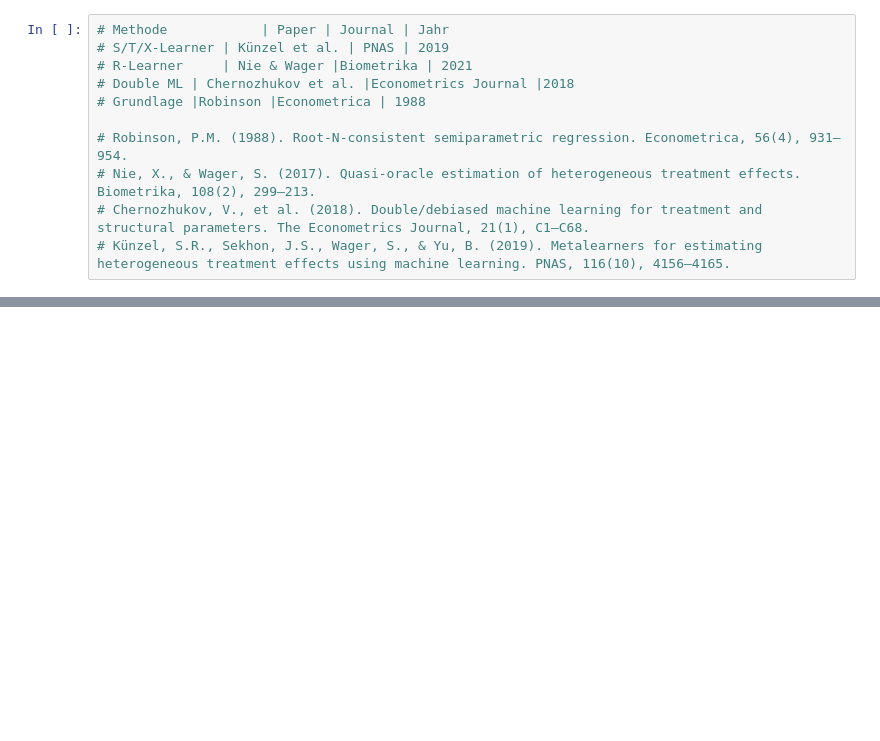
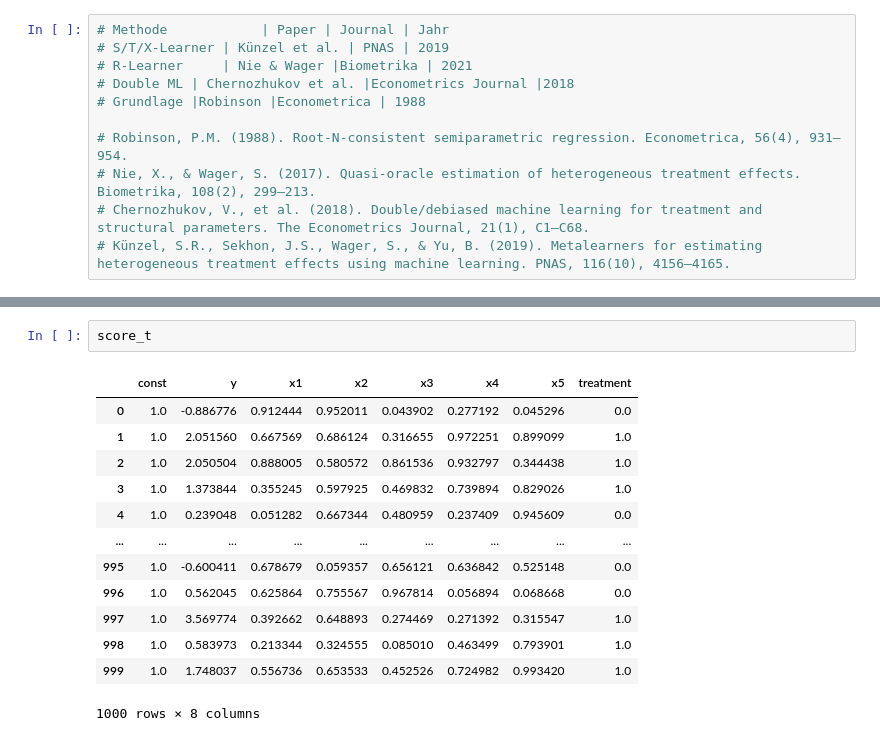
Before and after one commit to katjanieberle/py_causal_modeling, a Jupyter notebook: uplift_modeling.ipynb, the cells around one changed output, grey strips where cells are left out. Cells and saved outputs as stored; diff of their text form; blank space fills up the shorter version.

```diff
--- a/uplift_modeling.ipynb
+++ b/uplift_modeling.ipynb
@@ -589,0 +652,16 @@ print(f"\nATE = {ate:.4f}  (wahrer Wert: 2.0)")
+# %%
+score_t
+# %% [output]
+|  | const | y | x1 | x2 | x3 | x4 | x5 | treatment |
+| 0 | 1.0 | -0.886776 | 0.912444 | 0.952011 | 0.043902 | 0.277192 | 0.045296 | 0.0 |
+| 1 | 1.0 | 2.051560 | 0.667569 | 0.686124 | 0.316655 | 0.972251 | 0.899099 | 1.0 |
+| 2 | 1.0 | 2.050504 | 0.888005 | 0.580572 | 0.861536 | 0.932797 | 0.344438 | 1.0 |
+| 3 | 1.0 | 1.373844 | 0.355245 | 0.597925 | 0.469832 | 0.739894 | 0.829026 | 1.0 |
+| 4 | 1.0 | 0.239048 | 0.051282 | 0.667344 | 0.480959 | 0.237409 | 0.945609 | 0.0 |
+| ... | ... | ... | ... | ... | ... | ... | ... | ... |
+| 995 | 1.0 | -0.600411 | 0.678679 | 0.059357 | 0.656121 | 0.636842 | 0.525148 | 0.0 |
+| 996 | 1.0 | 0.562045 | 0.625864 | 0.755567 | 0.967814 | 0.056894 | 0.068668 | 0.0 |
+| 997 | 1.0 | 3.569774 | 0.392662 | 0.648893 | 0.274469 | 0.271392 | 0.315547 | 1.0 |
+| 998 | 1.0 | 0.583973 | 0.213344 | 0.324555 | 0.085010 | 0.463499 | 0.793901 | 1.0 |
+| 999 | 1.0 | 1.748037 | 0.556736 | 0.653533 | 0.452526 | 0.724982 | 0.993420 | 1.0 |
+1000 rows × 8 columns
```
Also changed, not shown: parts of 4 cells of this notebook.
